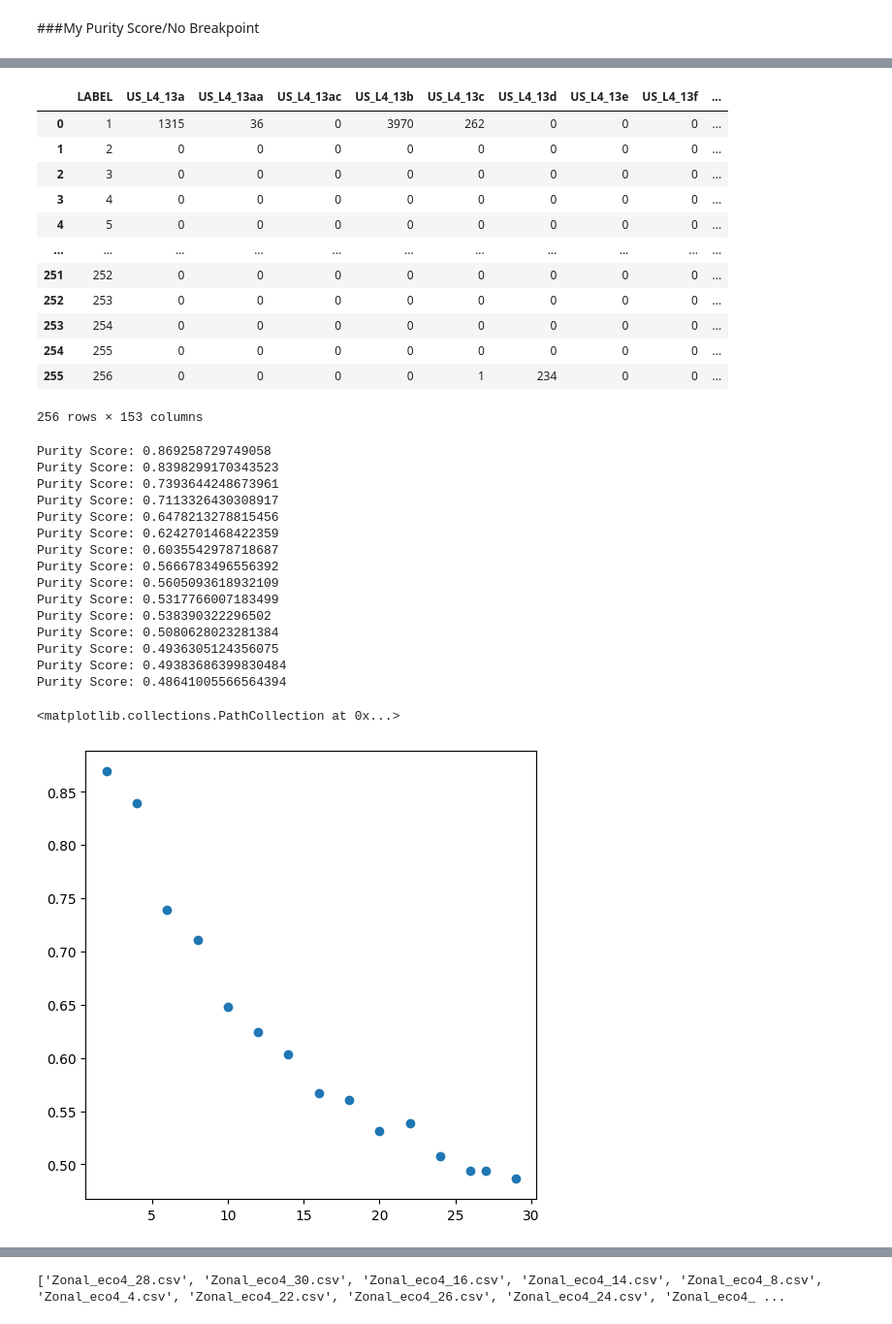
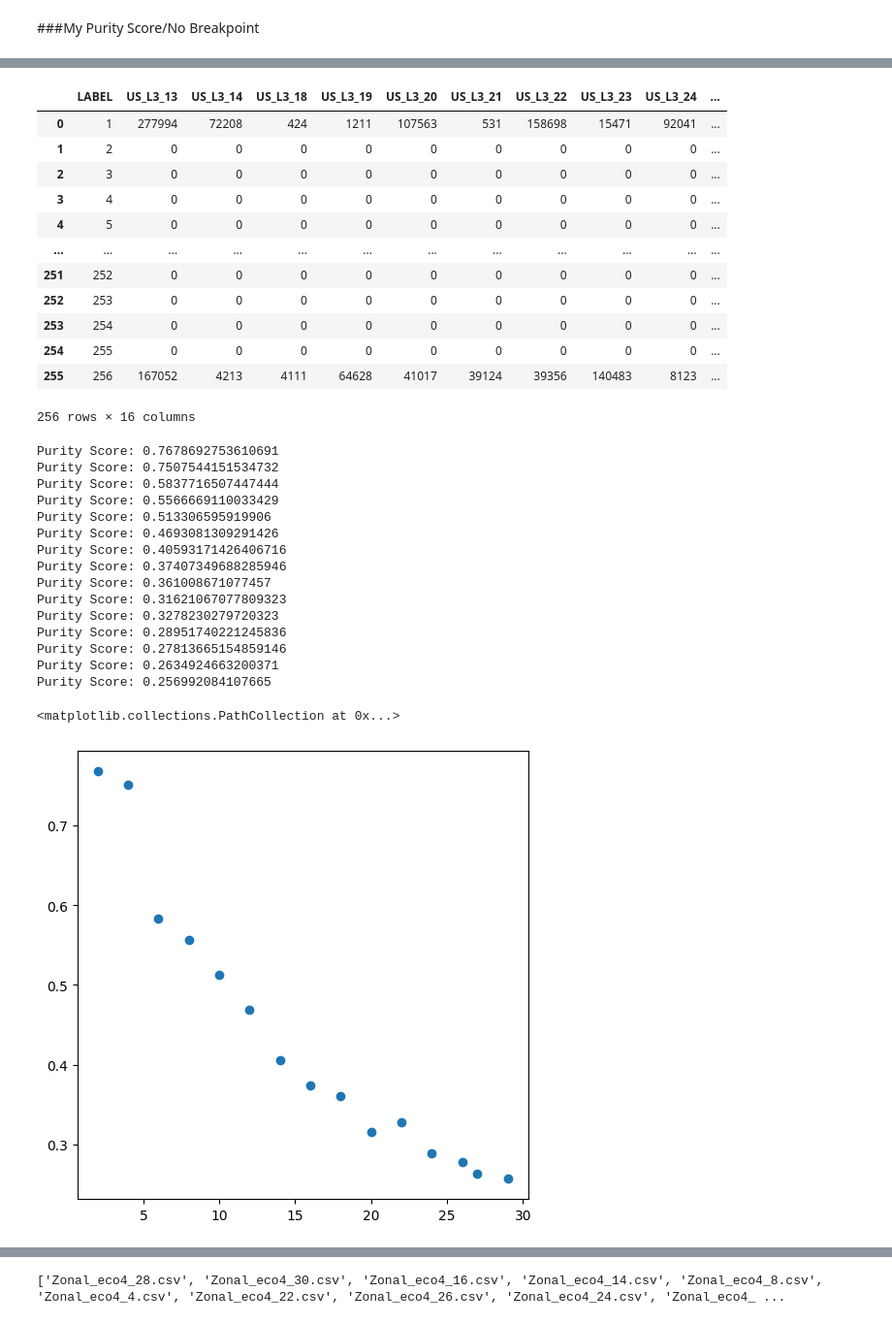
Before and after one commit to afullhart/climateanalogs, a Jupyter notebook: Figures/Score_1brkpt_TESTING.ipynb, the cells around one changed output, grey strips where cells are left out. Shown at 97% size. Saved outputs shown, nothing was run; the diff lists cells and outputs as text; code cells hidden in the pictures.

```diff
--- a/Figures/Score_1brkpt_TESTING.ipynb
+++ b/Figures/Score_1brkpt_TESTING.ipynb
@@ -409,7 +409,7 @@ import matplotlib.pyplot as plt
 
 'https://stats.stackexchange.com/questions/95731/how-to-calculate-purity'
 
-fld = '/content/drive/My Drive/Colab Notebooks/Analogs/Zonal4_Test'
+fld = '/content/drive/My Drive/Colab Notebooks/Analogs/Zonal3_Test'
 
 files = [f for f in os.listdir(fld) if f[-4:] == '.csv']
 print(files)
@@ -453,31 +453,31 @@ ax.scatter(keys, test_scores)
-|  | LABEL | US_L4_13a | US_L4_13aa | US_L4_13ac | US_L4_13b | US_L4_13c | US_L4_13d | US_L4_13e | US_L4_13f | ... |
-| 0 | 1 | 1315 | 36 | 0 | 3970 | 262 | 0 | 0 | 0 | ... |
-| 1 | 2 | 0 | 0 | 0 | 0 | 0 | 0 | 0 | 0 | ... |
-| 2 | 3 | 0 | 0 | 0 | 0 | 0 | 0 | 0 | 0 | ... |
-| 3 | 4 | 0 | 0 | 0 | 0 | 0 | 0 | 0 | 0 | ... |
-| 4 | 5 | 0 | 0 | 0 | 0 | 0 | 0 | 0 | 0 | ... |
-| ... | ... | ... | ... | ... | ... | ... | ... | ... | ... | ... |
-| 251 | 252 | 0 | 0 | 0 | 0 | 0 | 0 | 0 | 0 | ... |
-| 252 | 253 | 0 | 0 | 0 | 0 | 0 | 0 | 0 | 0 | ... |
-| 253 | 254 | 0 | 0 | 0 | 0 | 0 | 0 | 0 | 0 | ... |
-| 254 | 255 | 0 | 0 | 0 | 0 | 0 | 0 | 0 | 0 | ... |
-| 255 | 256 | 0 | 0 | 0 | 0 | 1 | 234 | 0 | 0 | ... |
+|  | LABEL | US_L3_13 | US_L3_14 | US_L3_18 | US_L3_19 | US_L3_20 | US_L3_21 | US_L3_22 | US_L3_23 | US_L3_24 | ... |
+| 0 | 1 | 277994 | 72208 | 424 | 1211 | 107563 | 531 | 158698 | 15471 | 92041 | ... |
+| 1 | 2 | 0 | 0 | 0 | 0 | 0 | 0 | 0 | 0 | 0 | ... |
+| 2 | 3 | 0 | 0 | 0 | 0 | 0 | 0 | 0 | 0 | 0 | ... |
+| 3 | 4 | 0 | 0 | 0 | 0 | 0 | 0 | 0 | 0 | 0 | ... |
+| 4 | 5 | 0 | 0 | 0 | 0 | 0 | 0 | 0 | 0 | 0 | ... |
+| ... | ... | ... | ... | ... | ... | ... | ... | ... | ... | ... | ... |
+| 251 | 252 | 0 | 0 | 0 | 0 | 0 | 0 | 0 | 0 | 0 | ... |
+| 252 | 253 | 0 | 0 | 0 | 0 | 0 | 0 | 0 | 0 | 0 | ... |
+| 253 | 254 | 0 | 0 | 0 | 0 | 0 | 0 | 0 | 0 | 0 | ... |
+| 254 | 255 | 0 | 0 | 0 | 0 | 0 | 0 | 0 | 0 | 0 | ... |
+| 255 | 256 | 167052 | 4213 | 4111 | 64628 | 41017 | 39124 | 39356 | 140483 | 8123 | ... |
-256 rows × 153 columns
+256 rows × 16 columns
-Purity Score: 0.869258729749058
-Purity Score: 0.8398299170343523
-Purity Score: 0.7393644248673961
-Purity Score: 0.7113326430308917
-Purity Score: 0.6478213278815456
-Purity Score: 0.6242701468422359
-Purity Score: 0.6035542978718687
-Purity Score: 0.5666783496556392
-Purity Score: 0.5605093618932109
-Purity Score: 0.5317766007183499
-Purity Score: 0.538390322296502
-Purity Score: 0.5080628023281384
-Purity Score: 0.4936305124356075
-Purity Score: 0.49383686399830484
-Purity Score: 0.48641005566564394
+Purity Score: 0.7678692753610691
+Purity Score: 0.7507544151534732
+Purity Score: 0.5837716507447444
+Purity Score: 0.5566669110033429
+Purity Score: 0.513306595919906
+Purity Score: 0.4693081309291426
+Purity Score: 0.40593171426406716
+Purity Score: 0.37407349688285946
+Purity Score: 0.361008671077457
+Purity Score: 0.31621067077809323
+Purity Score: 0.3278230279720323
+Purity Score: 0.28951740221245836
+Purity Score: 0.27813665154859146
+Purity Score: 0.2634924663200371
+Purity Score: 0.256992084107665
 <matplotlib.collections.PathCollection at 0x...>
-[figure, old version]
+[figure, new version]
 # %% [markdown]
```
Also changed, not shown: parts of 5 cells of this notebook.
